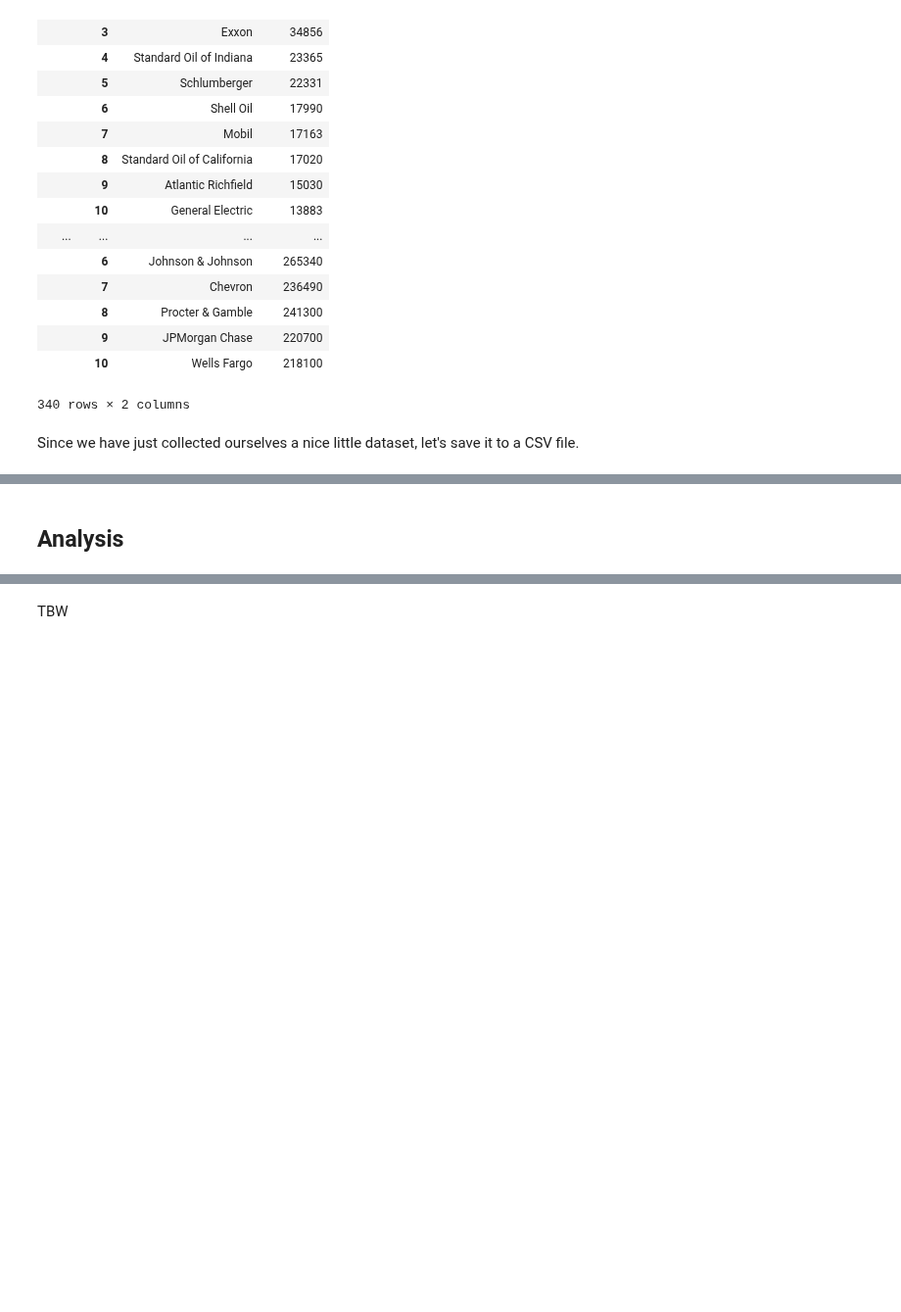
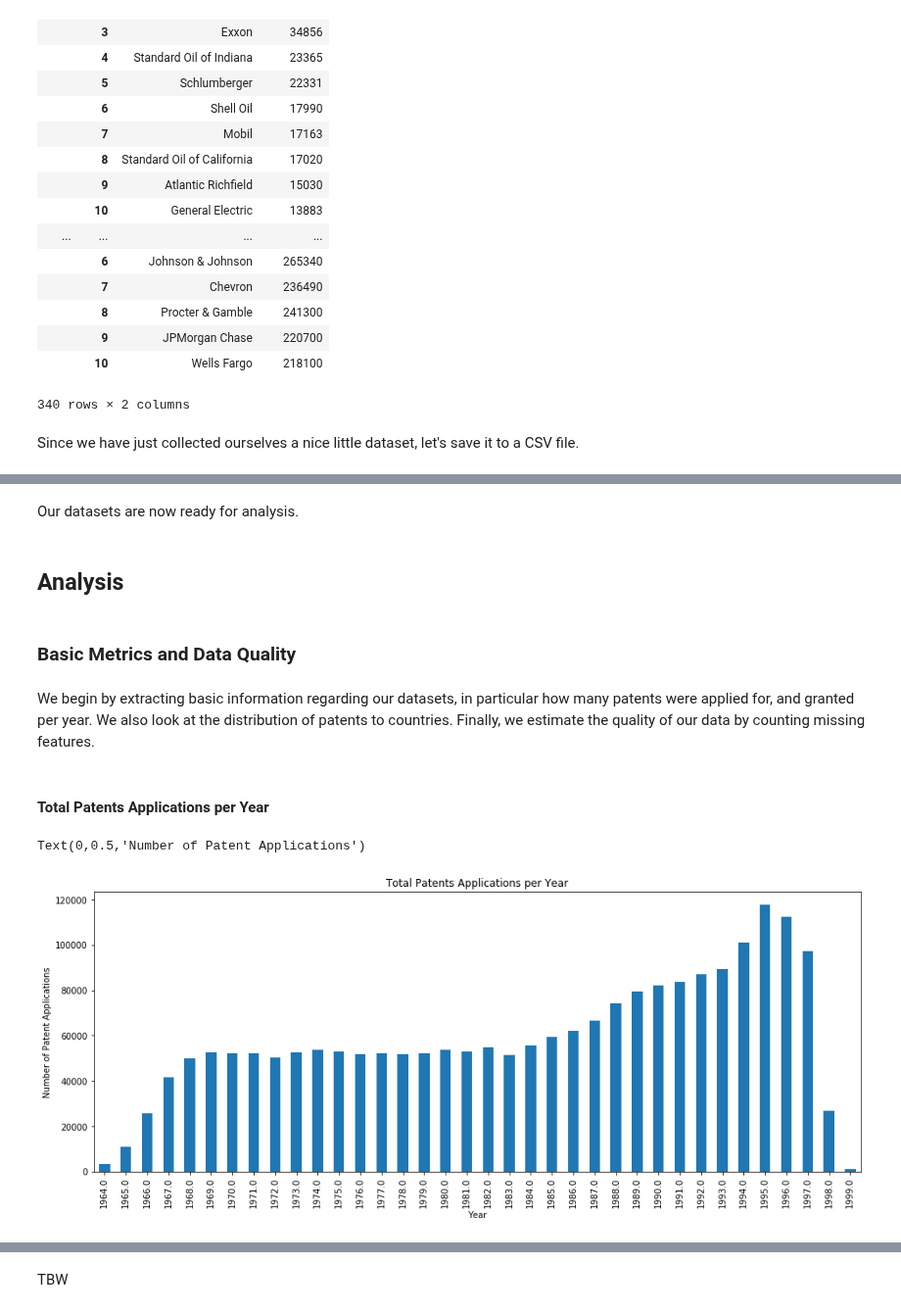
Before and after one commit to mosimann/ADA, a Jupyter notebook: Project/Project.ipynb, the cells around one changed output, grey strips where cells are left out. Shown at 98% size. Saved outputs shown, nothing was run; the diff lists cells and outputs as text; code cells hidden in the pictures; blank space fills up the shorter version.

```diff
--- a/Project/Project.ipynb
+++ b/Project/Project.ipynb
@@ -322,2 +575,19 @@ sp500.to_csv(SP500_TOP10_PATH)
+# %% [markdown]
+Our datasets are now ready for analysis.
 # %% [markdown]
 ## Analysis
+# %% [markdown]
+### Basic Metrics and Data Quality
+# %% [markdown]
+We begin by extracting basic information regarding our datasets, in particular how many patents were applied for, and granted per year. We also look at the distribution of patents to countries. Finally, we estimate the quality of our data by counting missing features.
+# %% [markdown]
+#### Total Patents Applications per Year
+# %%
+apps_per_year = patents.groupby('appyear').size()
+apps_per_year = apps_per_year[apps_per_year >= 1000]
+plt = apps_per_year.plot(kind='bar',title='Total Patents Applications per Year',figsize=(16,6))
+plt.set_xlabel('Year')
+plt.set_ylabel('Number of Patent Applications')
+# %% [output]
+Text(0,0.5,'Number of Patent Applications')
+[figure, added]
```
Also changed, not shown: parts of 130 cells of this notebook, 1 other file.
